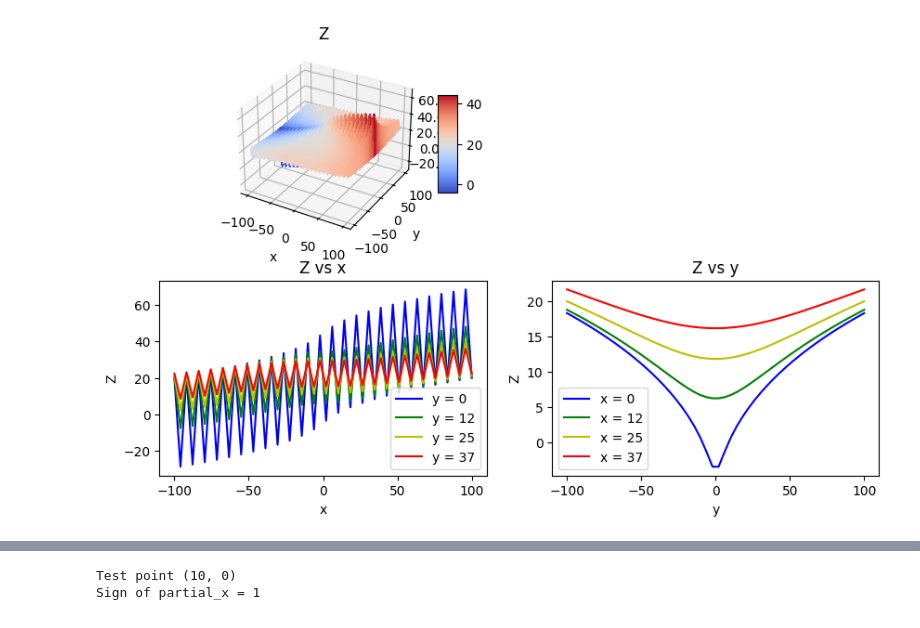
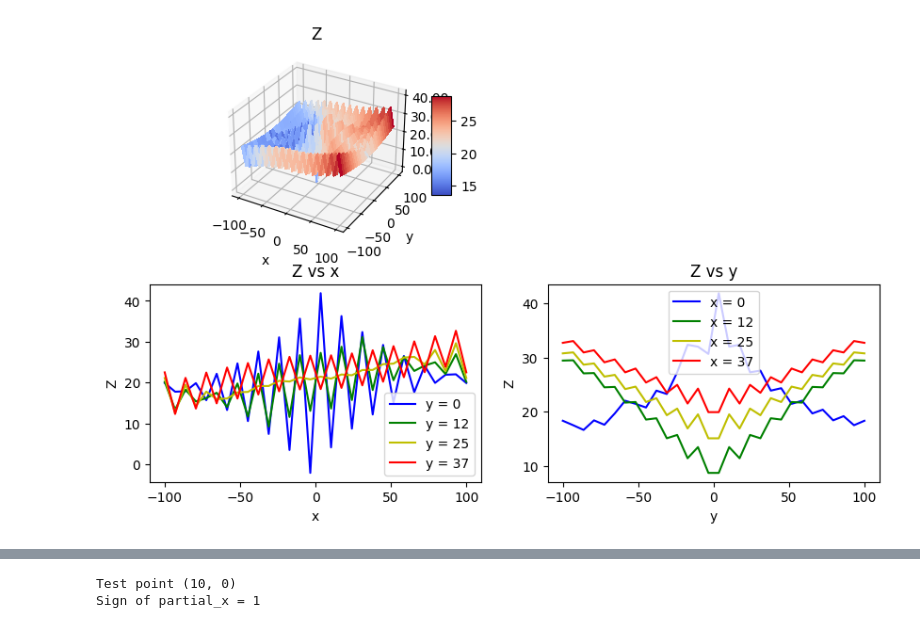
Before and after one commit to NagisaKanno/Embedding-PDE-beta, a Jupyter notebook: discretized_metric.ipynb, the cells around one changed output, grey strips where cells are left out. Drawn from its saved outputs; the diff is of its cells as text; code cells hidden in the pictures.

```diff
--- a/discretized_metric.ipynb
+++ b/discretized_metric.ipynb
@@ -63,7 +63,7 @@ def pick_partialx_sign(x_coord, y_coord):
 # ========================
 GM = 1
 x0 = 10
-n_steps = 50 # must be even
+n_steps = 30 # must be even
 
 # ========================
 # Discretize the metric
@@ -96,17 +96,19 @@ z[:, 0] = left_boundary    # for odd  points
 z[:, -1] = right_boundary  # for even points
 # evaluate z(x,y)
 '''y AND x NEEDS TO BE SCALED BY dx AND dy'''
-for y in range(n_steps): # even indeces
-    for x in range(2, n_steps, 2):
+for j in range(n_steps):
+    y = y_start + j*dy
+    for i in range(2, n_steps, 2): # even indeces
+        x = x_start + i*dx
         # print(f'\nEven indeces, Evaluating z at ({x}, {y}), based on ({x-2}, {y})\n')
         sign_partialx = pick_partialx_sign(x, y)
-        z[y][x] = 2*dx * sign_partialx*np.sqrt(g_xx_discretized[y][x-1] - 1) + z[y][x-2]
+        z[j][i] = 2*dx * sign_partialx*np.sqrt(g_xx_discretized[j][i-1] - 1) + z[j][i-2]
         # z[:, x] = sign_partialx * 2 * dx * np.sqrt(g_xx_discretized[:,x-1] - 1) + z[:,x-2]
-for y in range(n_steps): # odd indeces
-    for x in range(n_steps-3, 0, -2):
+    for i in range(n_steps-3, 0, -2): # odd indeces
+        x = x_end - i*dx
         # print(f'\nOdd indeces, Evaluating z at ({x}, {y}), based on ({x+2}, {y})\n')
         sign_partialx = pick_partialx_sign(x, y)
-        z[y][x] = 2*dx * -sign_partialx*np.sqrt(g_xx_discretized[y][x+1] - 1) + z[y][x+2]
+        z[j][i] = 2*dx * -sign_partialx*np.sqrt(g_xx_discretized[j][i+1] - 1) + z[j][i+2]
         # z[:, x] = sign_partialx * 2 * dx * np.sqrt(g_xx_discretized[:,x+1] - 1) + z[:,x+2]
 ''' vectrized version
 # implement it once for loop is working
@@ -131,34 +133,34 @@ def plot_3d_and_slice(surface, surface_name):
     surf = ax_3d.plot_surface(x_meshed, y_meshed, surface, cmap=cm.coolwarm, linewidth=0, antialiased=False)
     ax_3d.zaxis.set_major_formatter('{x:.02f}')
     fig.colorbar(surf, shrink=0.5, aspect=5)
     ax_3d.set(xlabel='x', ylabel='y', title=surface_name)
     # ax_3d.set_zlim(bottom=0)
 
     color = ['b', 'g', 'y' , 'r']
     while len(color) < num_slices:
         color.append['r']
 
     for i in range(num_slices):
          ax_slicex.plot(x_axis, surface[int(len(surface)*(1/2 + i/2/num_slices))], color[i], label=f'y = {int(100*i/2/num_slices)}')
          ax_slicex.set(xlabel='x', ylabel=surface_name, title=f'{surface_name} vs x')
          ax_slicey.plot(y_axis, surface[:,int(len(surface)*(1/2 + i/2/num_slices))], color[i], label=f'x = {int(100*i/2/num_slices)}')
          ax_slicey.set(xlabel='y', ylabel=surface_name, title=f'{surface_name} vs y')
     ax_slicex.legend()
     ax_slicey.legend()
 
     plt.tight_layout
     plt.show()
     return None
 '''
 # plot the metric
 plot_3d_and_slice(g_xx_discretized, 'g_xx')
 plot_3d_and_slice(g_xy_discretized, 'g_xy')
 plot_3d_and_slice(g_yy_discretized, 'g_yy')
 '''
 # plot Z
 plot_3d_and_slice(z, 'Z')
 # %% [output]
-[figure, old version]
+[figure, new version]
 # %%
 ### Value Checks
 ''' CHECK COMPLETE
```
Also changed, not shown: parts of 1 cell of this notebook.
